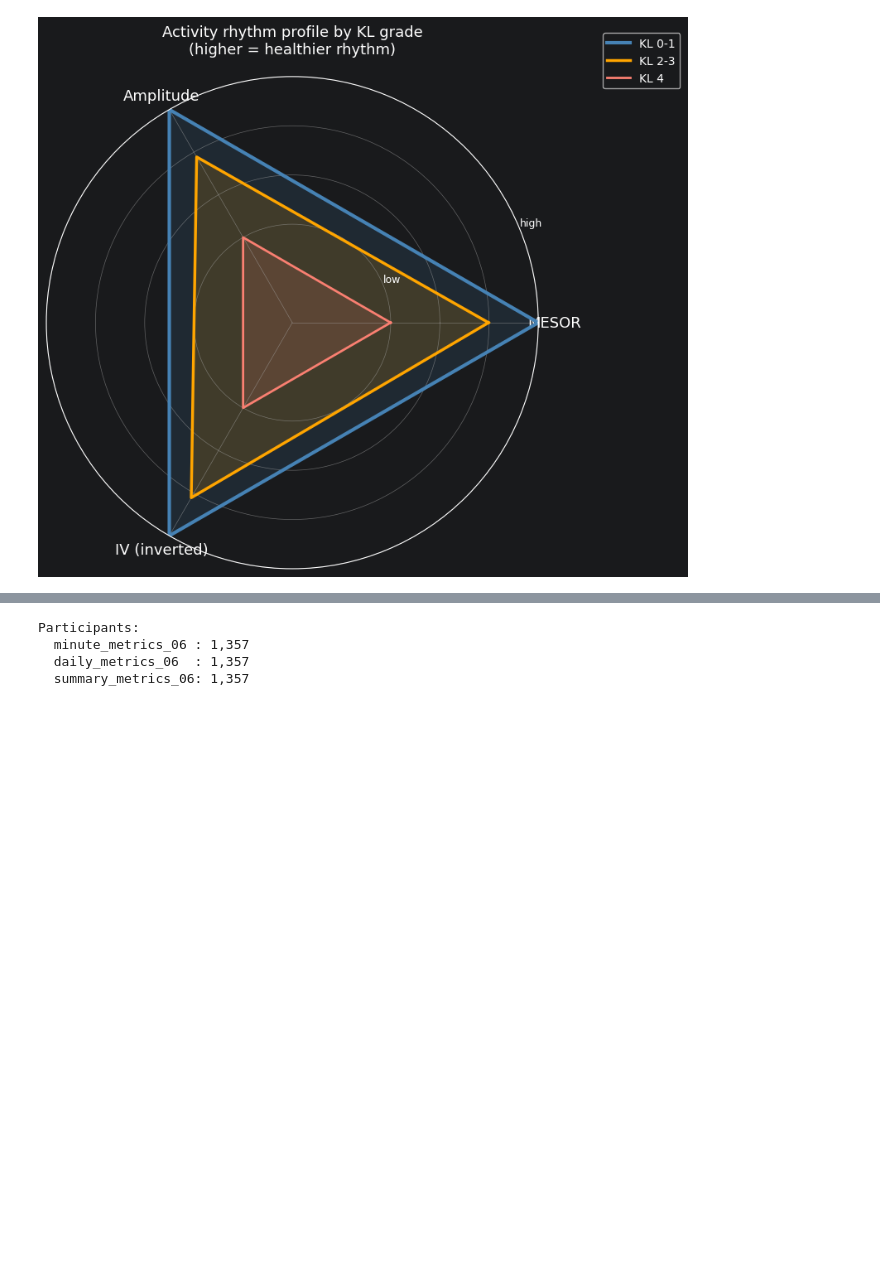
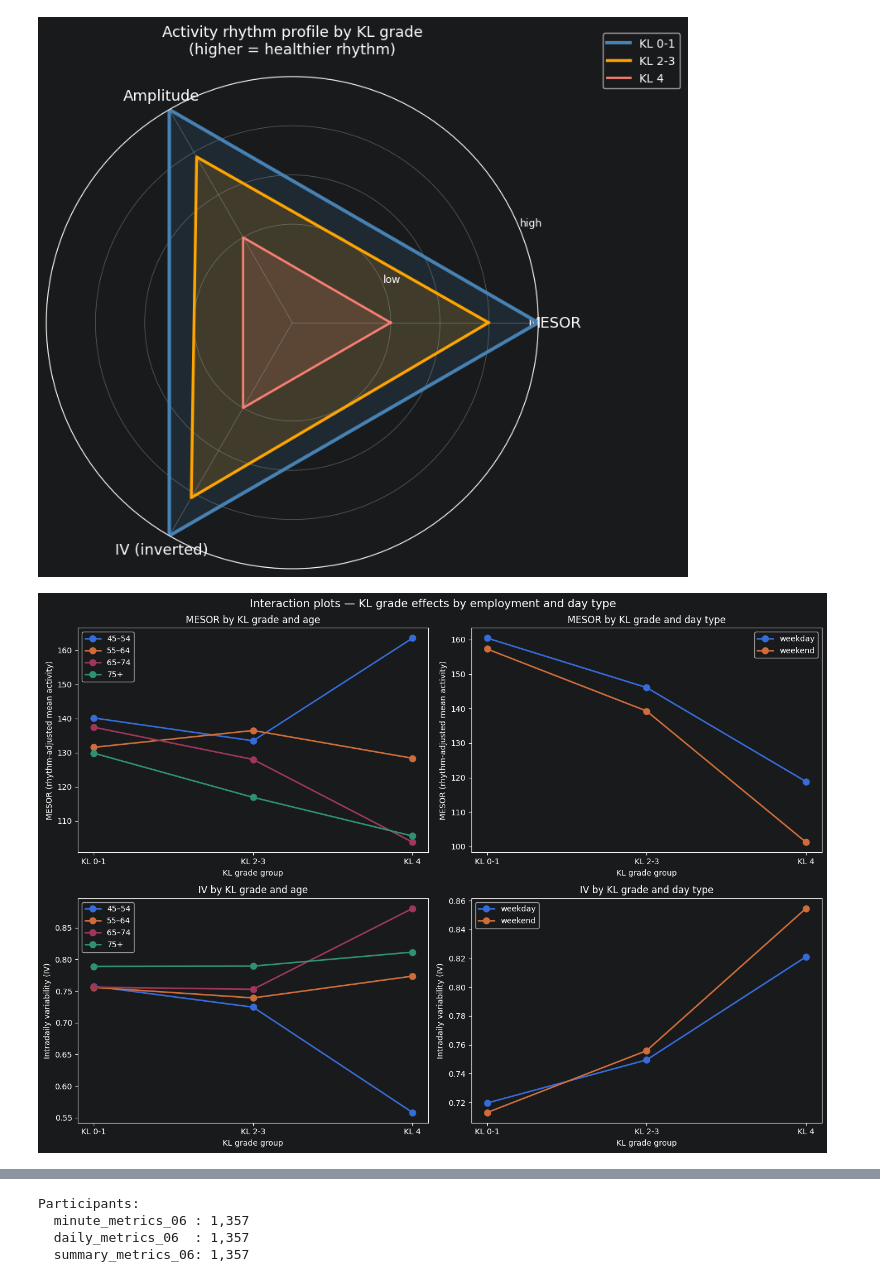
Before and after one commit to ninaschmidsberger/master-thesis, a Jupyter notebook: src/01_build_06_metrics.ipynb, the cells around one changed output, grey strips where cells are left out. Drawn from its saved outputs; the diff is of its cells as text; code cells hidden in the pictures; blank space fills up the shorter version.

Commit message:
Accel data

```diff
--- a/src/01_build_06_metrics.ipynb
+++ b/src/01_build_06_metrics.ipynb
@@ -4537,3 +4537,49 @@ plt.tight_layout()
 plt.show()
 # %% [output]
 [figure]
+# %%
+daily_metrics_06["age_group"] = pd.cut(
+    summary_metrics_06["V06AGE"],
+    bins=[45, 55, 65, 75, 90],
+    labels=["45–54", "55–64", "65–74", "75+"],
+    right=False,
+)
+# %%
+fig, axes = plt.subplots(nrows=2, ncols=2, figsize=(14, 10))
+
+plot_specifications = [
+    {"feature": "mesor_daily", "group": "age_group", "title": "MESOR by KL grade and age"},
+    {"feature": "mesor_daily", "group": "day_type", "title": "MESOR by KL grade and day type"},
+    {"feature": "intradaily_variability_daily", "group": "age_group", "title": "IV by KL grade and age"},
+    {"feature": "intradaily_variability_daily", "group": "day_type", "title": "IV by KL grade and day type"},
+]
+
+for axis, specification in zip(axes.flatten(), plot_specifications):
+    plot_data = (
+        daily_metrics_06
+        .groupby(["kl_grade_group", specification["group"]])[specification["feature"]]
+        .mean()
+        .reset_index()
+    )
+
+    for group_value, group_data in plot_data.groupby(specification["group"]):
+        group_data = group_data.sort_values("kl_grade_group")
+        axis.plot(
+            group_data["kl_grade_group"],
+            group_data[specification["feature"]],
+            marker="o",
+            linewidth=2,
+            markersize=8,
+            label=group_value,
+        )
+
+    axis.set_xlabel("KL grade group")
+    axis.set_ylabel(feature_labels[specification["feature"]])
+    axis.set_title(specification["title"])
+    axis.legend()
+
+plt.suptitle("Interaction plots — KL grade effects by employment and day type", fontsize=14)
+plt.tight_layout()
+plt.show()
+# %% [output]
+[figure, added]
```
Also changed, not shown: parts of 10 cells of this notebook, 1 other file.
